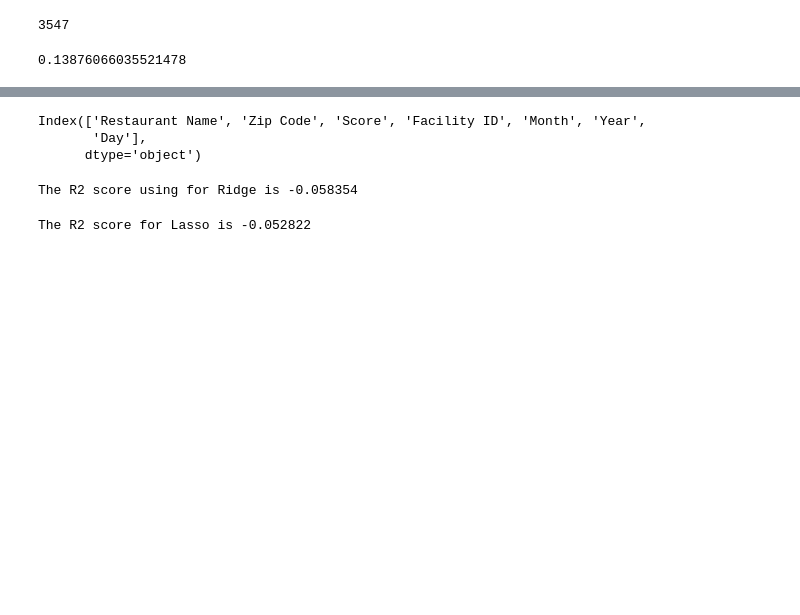
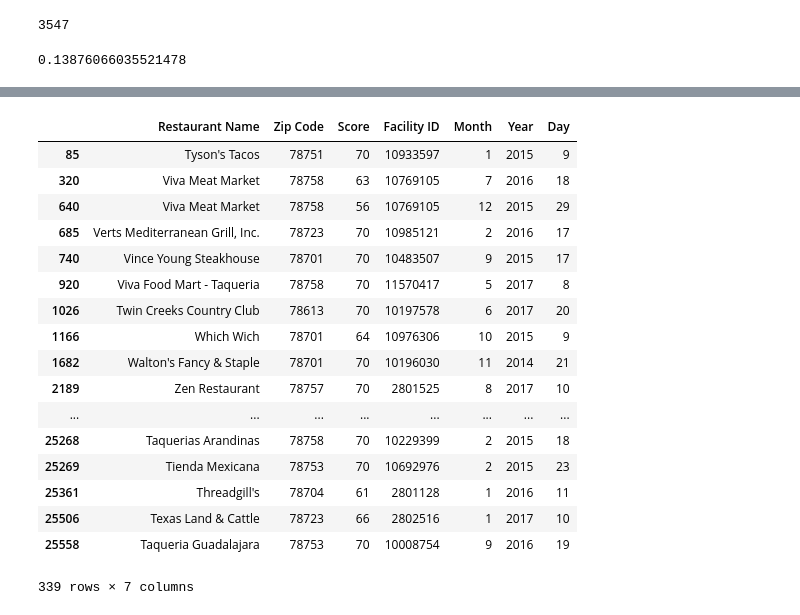
Before and after one commit to rmorelli75/GA_Capstone, a Jupyter notebook: Capstone Pt. 4 Regression.ipynb, the cells around one changed output, grey strips where cells are left out. Saved outputs shown, nothing was run; the diff lists cells and outputs as text; code cells hidden in the pictures; blank space fills up the shorter version.

```diff
--- a/Capstone Pt. 4 Regression.ipynb
+++ b/Capstone Pt. 4 Regression.ipynb
@@ -236,6 +344,21 @@ y=dirties["Score"]
 # %%
-dirties.columns
+dirties
 # %% [output]
+|  | Restaurant Name | Zip Code | Score | Facility ID | Month | Year | Day |
+| 85 | Tyson's Tacos | 78751 | 70 | 10933597 | 1 | 2015 | 9 |
+| 320 | Viva Meat Market | 78758 | 63 | 10769105 | 7 | 2016 | 18 |
+| 640 | Viva Meat Market | 78758 | 56 | 10769105 | 12 | 2015 | 29 |
+| 685 | Verts Mediterranean Grill, Inc. | 78723 | 70 | 10985121 | 2 | 2016 | 17 |
+| 740 | Vince Young Steakhouse | 78701 | 70 | 10483507 | 9 | 2015 | 17 |
+| 920 | Viva Food Mart - Taqueria | 78758 | 70 | 11570417 | 5 | 2017 | 8 |
+| 1026 | Twin Creeks Country Club | 78613 | 70 | 10197578 | 6 | 2017 | 20 |
+| 1166 | Which Wich | 78701 | 64 | 10976306 | 10 | 2015 | 9 |
+| 1682 | Walton's Fancy & Staple | 78701 | 70 | 10196030 | 11 | 2014 | 21 |
+| 2189 | Zen Restaurant | 78757 | 70 | 2801525 | 8 | 2017 | 10 |
+| ... | ... | ... | ... | ... | ... | ... | ... |
+| 25268 | Taquerias Arandinas | 78758 | 70 | 10229399 | 2 | 2015 | 18 |
+| 25269 | Tienda Mexicana | 78753 | 70 | 10692976 | 2 | 2015 | 23 |
+| 25361 | Threadgill's | 78704 | 61 | 2801128 | 1 | 2016 | 11 |
+| 25506 | Texas Land & Cattle | 78723 | 66 | 2802516 | 1 | 2017 | 10 |
+| 25558 | Taqueria Guadalajara | 78753 | 70 | 10008754 | 9 | 2016 | 19 |
-Index(['Restaurant Name', 'Zip Code', 'Score', 'Facility ID', 'Month', 'Year',
-       'Day'],
-      dtype='object')
+339 rows × 7 columns
@@ -251,14 +364,0 @@ X_test=ss.transform(X_test)
-# %%
-clf_Ridge = linear_model.Ridge(fit_intercept=True, normalize=True, alpha = 0.01)
-clf_Ridge.fit(X_train, y_train)
-clf_Ridge_score = cross_val_score(clf_Ridge,X_train, y_train, cv = 10, scoring = 'r2')
-print("The R2 score using for Ridge is %f" % (clf_Ridge_score.mean()))
-# %% [output]
-The R2 score using for Ridge is -0.058354
-# %%
-clf_lasso = linear_model.LassoCV()
-clf_lasso.fit(X_train, y_train)
-clf_lasso_score = cross_val_score(clf_lasso, X_train, y_train, cv = 10, scoring='r2')
-print("The R2 score for Lasso is %f" % (clf_lasso_score.mean()))
-# %% [output]
-The R2 score for Lasso is -0.052822
```
Also changed, not shown: parts of 66 cells of this notebook, 2 other files.
